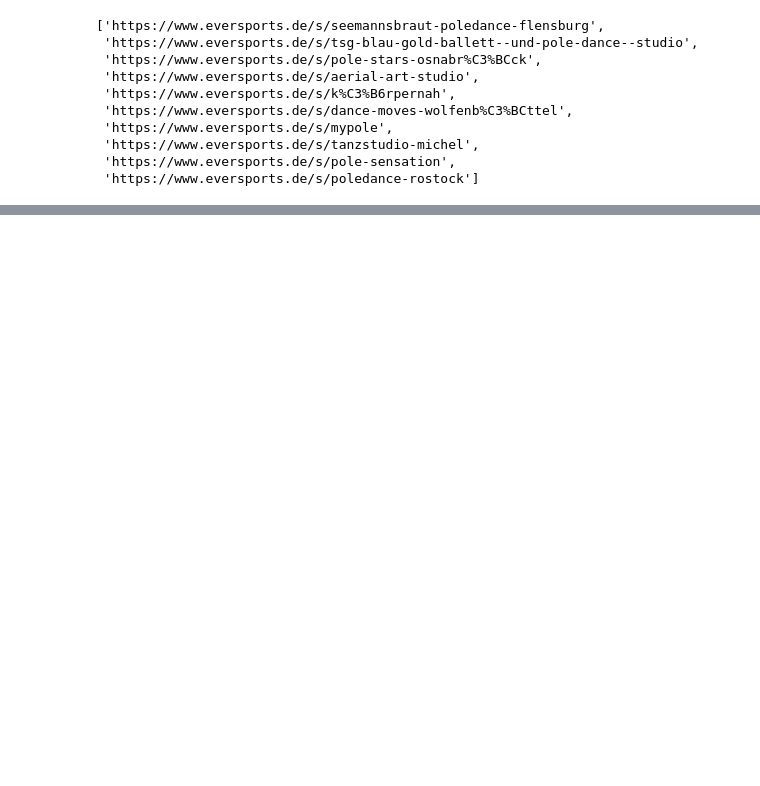
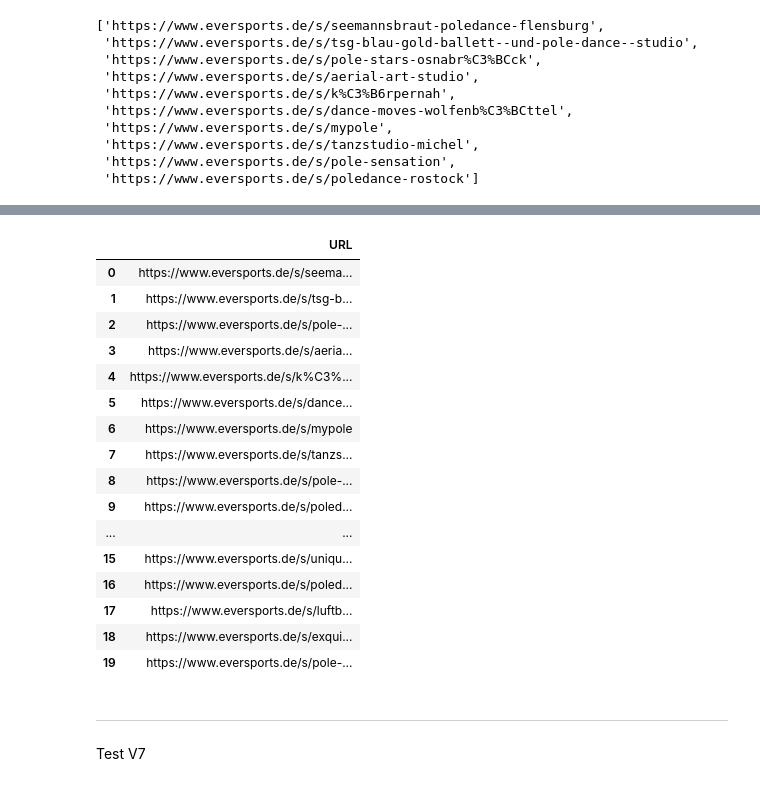
Before and after one commit to hamudal/Hall_of_Pole_Scraper_V6, a Jupyter notebook: Scraper_V6/a_MainFrame.ipynb, the cells around one changed output, grey strips where cells are left out. Cells and saved outputs as stored; diff of their text form; code cells hidden in the pictures; blank space fills up the shorter version.

```diff
--- a/Scraper_V6/a_MainFrame.ipynb
+++ b/Scraper_V6/a_MainFrame.ipynb
@@ -190,0 +187,24 @@ result_workshop_details
+# %%
+result_urls
+# %% [output]
+|  | URL |
+| 0 | https://www.eversports.de/s/seema... |
+| 1 | https://www.eversports.de/s/tsg-b... |
+| 2 | https://www.eversports.de/s/pole-... |
+| 3 | https://www.eversports.de/s/aeria... |
+| 4 | https://www.eversports.de/s/k%C3%... |
+| 5 | https://www.eversports.de/s/dance... |
+| 6 | https://www.eversports.de/s/mypole |
+| 7 | https://www.eversports.de/s/tanzs... |
+| 8 | https://www.eversports.de/s/pole-... |
+| 9 | https://www.eversports.de/s/poled... |
+| ... | ... |
+| 15 | https://www.eversports.de/s/uniqu... |
+| 16 | https://www.eversports.de/s/poled... |
+| 17 | https://www.eversports.de/s/luftb... |
+| 18 | https://www.eversports.de/s/exqui... |
+| 19 | https://www.eversports.de/s/pole-... |
+# %% [markdown]
+---
+# %% [markdown]
+Test V7
```
Also changed, not shown: parts of 13 cells of this notebook, 6 other files.
